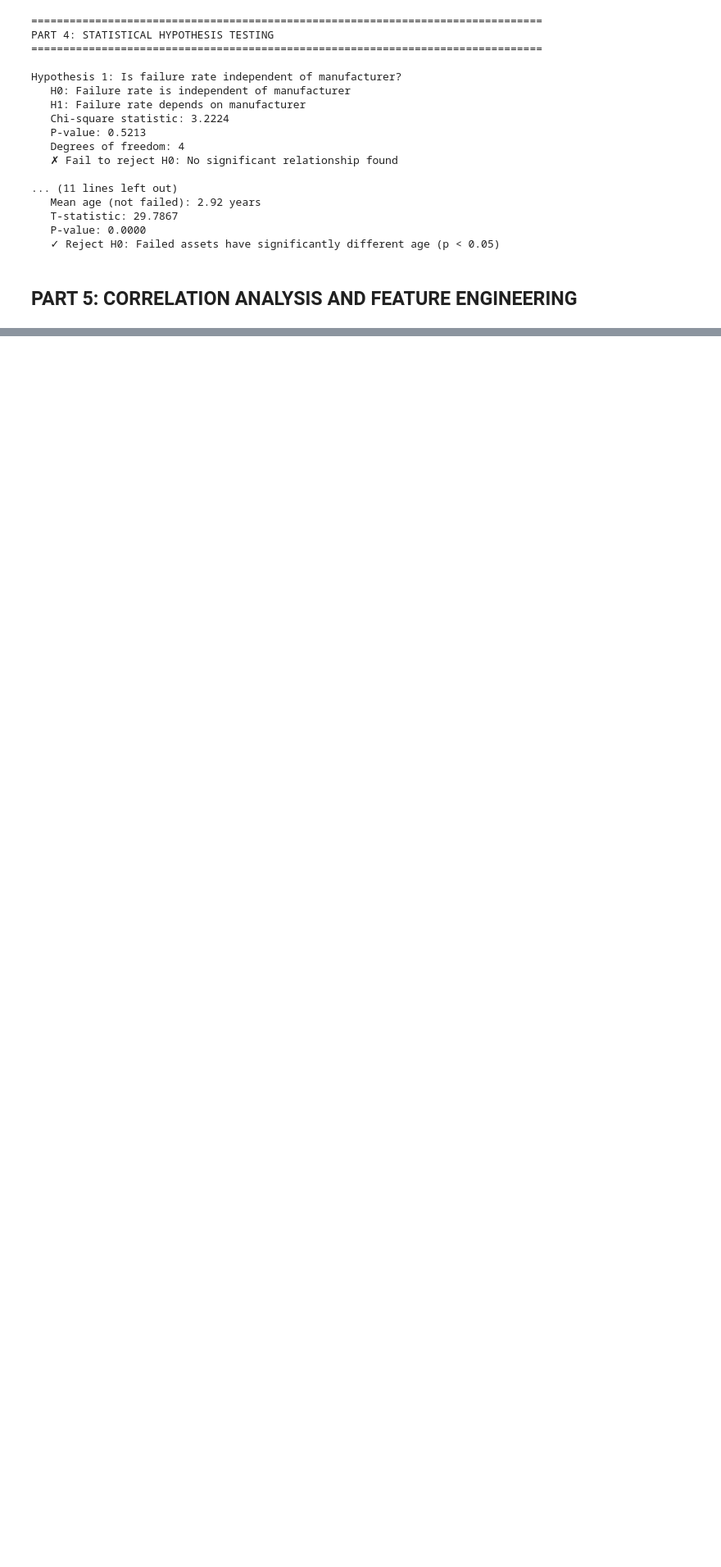
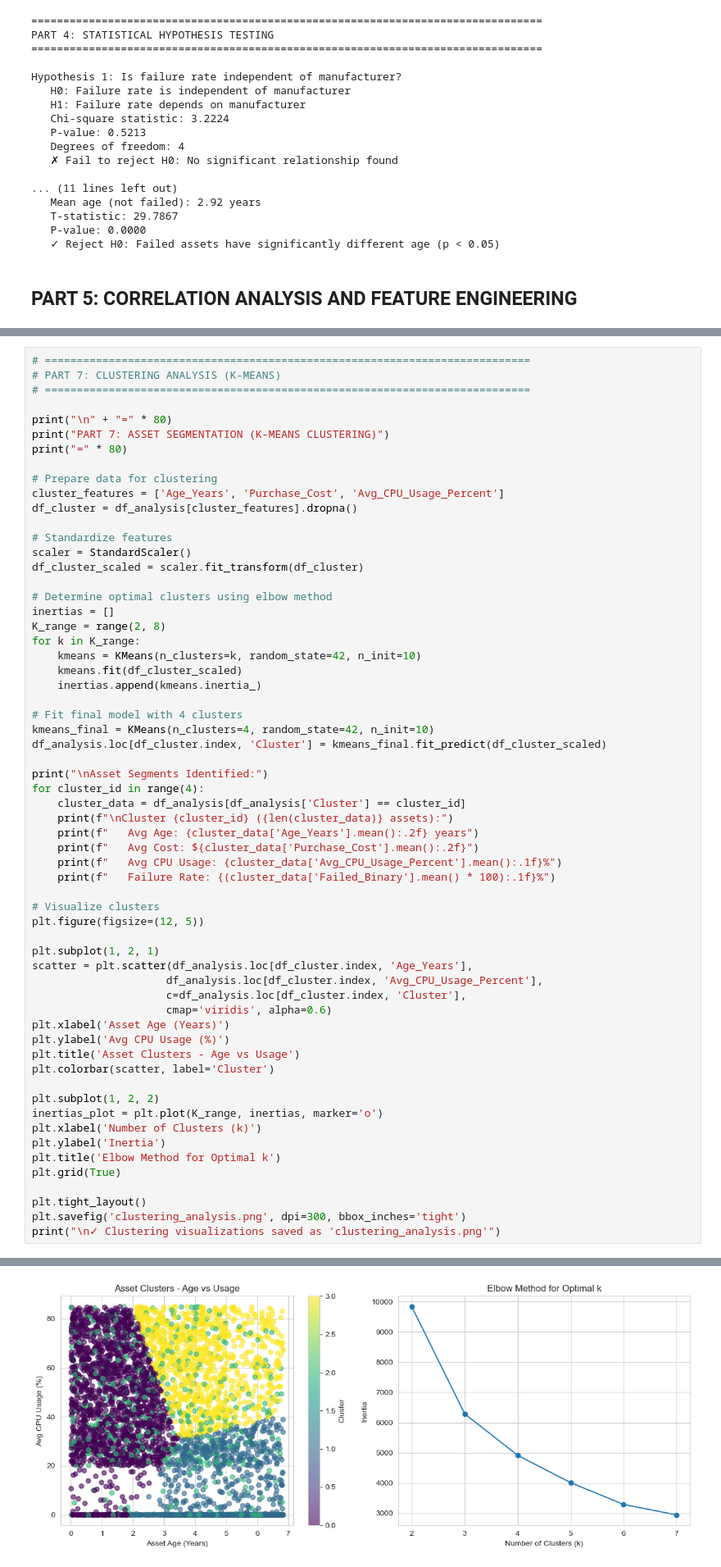
Before and after one commit to sk-mrw/IT-Asset-Lifecycle, a Jupyter notebook: notebook/Asset_Analysis.ipynb, the cells around one changed output, grey strips where cells are left out. Shown at 82% size. Saved outputs shown, nothing was run; the diff lists cells and outputs as text; blank space fills up the shorter version.

Commit message:
Analyzed 5000 Asset records

```diff
--- a/notebook/Asset_Analysis.ipynb
+++ b/notebook/Asset_Analysis.ipynb
@@ -397,0 +433,62 @@ Correlation with Asset Failure:
+# %%
+# ============================================================================
+# PART 7: CLUSTERING ANALYSIS (K-MEANS)
+# ============================================================================
+
+print("\n" + "=" * 80)
+print("PART 7: ASSET SEGMENTATION (K-MEANS CLUSTERING)")
+print("=" * 80)
+
+# Prepare data for clustering
+cluster_features = ['Age_Years', 'Purchase_Cost', 'Avg_CPU_Usage_Percent']
+df_cluster = df_analysis[cluster_features].dropna()
+
+# Standardize features
+scaler = StandardScaler()
+df_cluster_scaled = scaler.fit_transform(df_cluster)
+
+# Determine optimal clusters using elbow method
+inertias = []
+K_range = range(2, 8)
+for k in K_range:
+    kmeans = KMeans(n_clusters=k, random_state=42, n_init=10)
+    kmeans.fit(df_cluster_scaled)
+    inertias.append(kmeans.inertia_)
+
+# Fit final model with 4 clusters
+kmeans_final = KMeans(n_clusters=4, random_state=42, n_init=10)
+df_analysis.loc[df_cluster.index, 'Cluster'] = kmeans_final.fit_predict(df_cluster_scaled)
+
+print("\nAsset Segments Identified:")
+for cluster_id in range(4):
+    cluster_data = df_analysis[df_analysis['Cluster'] == cluster_id]
+    print(f"\nCluster {cluster_id} ({len(cluster_data)} assets):")
+    print(f"   Avg Age: {cluster_data['Age_Years'].mean():.2f} years")
+    print(f"   Avg Cost: ${cluster_data['Purchase_Cost'].mean():.2f}")
+    print(f"   Avg CPU Usage: {cluster_data['Avg_CPU_Usage_Percent'].mean():.1f}%")
+    print(f"   Failure Rate: {(cluster_data['Failed_Binary'].mean() * 100):.1f}%")
+
+# Visualize clusters
+plt.figure(figsize=(12, 5))
+
+plt.subplot(1, 2, 1)
+scatter = plt.scatter(df_analysis.loc[df_cluster.index, 'Age_Years'],
+                     df_analysis.loc[df_cluster.index, 'Avg_CPU_Usage_Percent'],
+                     c=df_analysis.loc[df_cluster.index, 'Cluster'],
+                     cmap='viridis', alpha=0.6)
+plt.xlabel('Asset Age (Years)')
+plt.ylabel('Avg CPU Usage (%)')
+plt.title('Asset Clusters - Age vs Usage')
+plt.colorbar(scatter, label='Cluster')
+
+plt.subplot(1, 2, 2)
+inertias_plot = plt.plot(K_range, inertias, marker='o')
+plt.xlabel('Number of Clusters (k)')
+plt.ylabel('Inertia')
+plt.title('Elbow Method for Optimal k')
+plt.grid(True)
+
+plt.tight_layout()
+plt.savefig('clustering_analysis.png', dpi=300, bbox_inches='tight')
+print("\n✓ Clustering visualizations saved as 'clustering_analysis.png'")
+# %% [output]
@@ -397,0 +512 @@ Correlation with Asset Failure:
+[figure, added]
```
Also changed, not shown: parts of 5 cells of this notebook, 3 other files.
